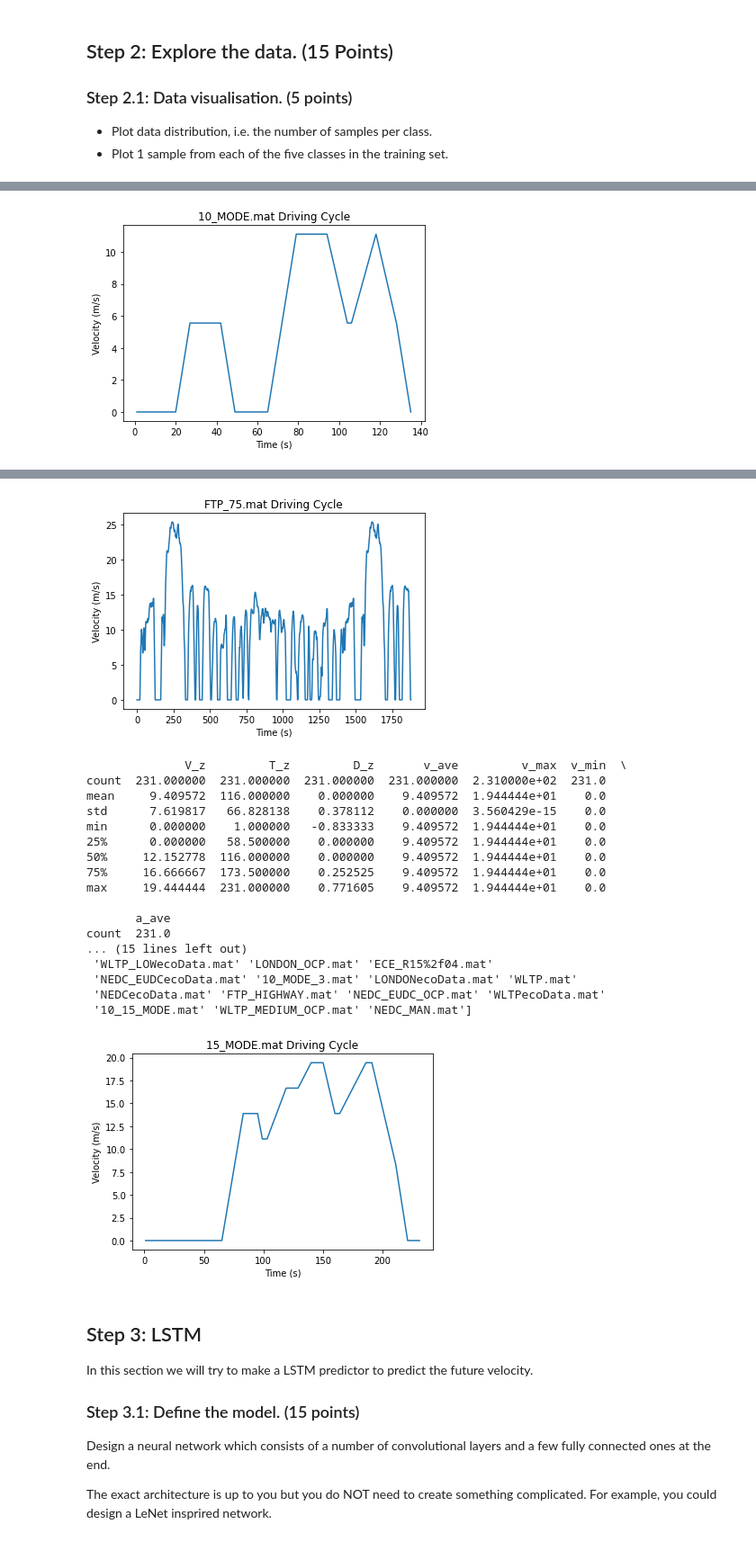
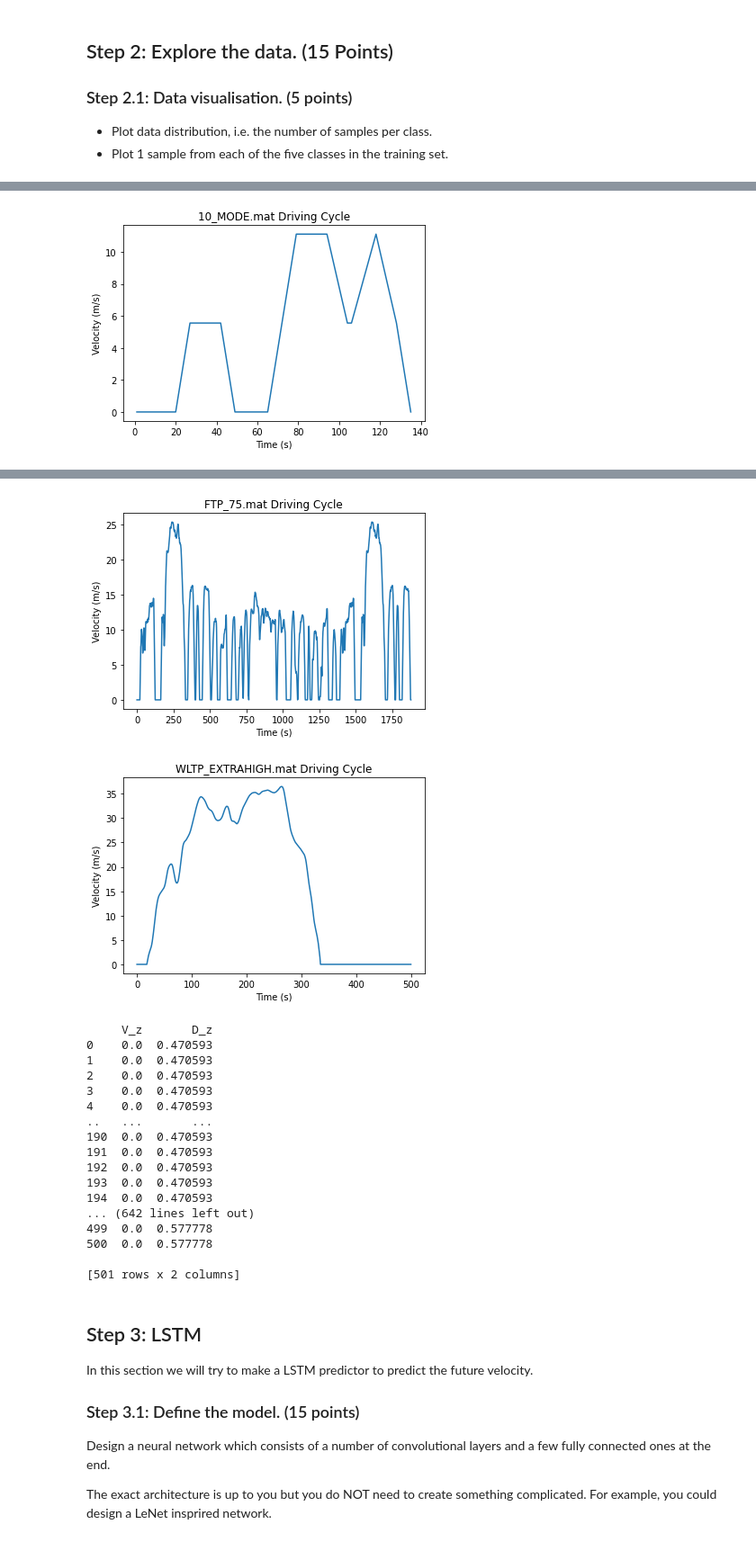
Before and after one commit to tsersiew/fyp_speed_predictor, a Jupyter notebook: LSTM.ipynb, the cells around one changed output, grey strips where cells are left out. Shown at 90% size. Saved outputs shown, nothing was run; the diff lists cells and outputs as text; code cells hidden in the pictures.

```diff
--- a/LSTM.ipynb
+++ b/LSTM.ipynb
@@ -104,7 +87,6 @@ def split_train_test(lendata, percentage=0.8):
 LENDATA = 36 + 6 + 4 + 1 # number of driving cycles = 47
 np.random.seed(42)
 idxs_train, idxs_test = split_train_test(LENDATA,0.8)
-idxs_test = 47 # only 1 test driving cycle for easier visualisation
-idxs_train = 46
+idxs_test = 22 # only 1 test driving cycle for easier visualisation
 p = np.random.permutation(int(LENDATA))
 # %%
@@ -135,8 +120,8 @@ dataset_test = DrivingCyclesDataset(dc_path, idxs_train, idxs_test, train=False)
 
 # Plot samples from the test set
 # Europe NEDC
-sample_data = dataset_train.data[27]
-sample_name = dataset_train.names[27]
+sample_data = dataset_train.data[26]
+sample_name = dataset_train.names[26]
 print(sample_data.describe())
 plt.title(sample_name + " Driving Cycle")
 plt.xlabel("Time (s)")
@@ -145,8 +130,8 @@ plt.plot(sample_data['T_z'], sample_data['V_z'])
 plt.show()
 
 # Europe WLTP
-sample_data = dataset_train.data[38]
-sample_name = dataset_train.names[38]
+sample_data = dataset_train.data[37]
+sample_name = dataset_train.names[37]
 print(sample_data.describe())
 plt.title(sample_name + " Driving Cycle")
 plt.xlabel("Time (s)")
@@ -155,8 +140,8 @@ plt.plot(sample_data['T_z'], sample_data['V_z'])
 plt.show()
 
 # Japan 10 Mode
-sample_data = dataset_train.data[31]
-sample_name = dataset_train.names[31]
+sample_data = dataset_train.data[30]
+sample_name = dataset_train.names[30]
 print(sample_data.describe())
 plt.title(sample_name + " Driving Cycle")
 plt.xlabel("Time (s)")
@@ -177,8 +162,6 @@ plt.show()
 # Plot 1 sample from the test set
 sample_data = dataset_test.data[0]
 sample_name = dataset_test.names[0]
-print(sample_data.describe())
-print(dataset_train.names)
 plt.title(sample_name + " Driving Cycle")
 plt.xlabel("Time (s)")
 plt.ylabel("Velocity (m/s)")
@@ -189,14 +172,20 @@ plt.show()
 scaler = MinMaxScaler(feature_range=(0,1))
 for df in dataset_train:
     df['V_z'] = scaler.fit_transform(df[['V_z']])
+    df['D_z'] = scaler.fit_transform(df[['D_z']])
 for df in dataset_test:
     df['V_z'] = scaler.fit_transform(df[['V_z']])
+    df['D_z'] = scaler.fit_transform(df[['D_z']])
+
+# parameters h and f
+h = 50 # length of historical sequence
+f = 10 # length of forecast sequence
 
 # create training set and test set
-x_train, y_train = create_dataset(dataset_train)
-x_test, y_test = create_dataset(dataset_test)
+x_train, y_train = create_dataset(dataset_train, h, f)
+x_test, y_test = create_dataset(dataset_test, h, f)
 
 # reshaping input to LSTM model
-x_train = np.reshape(x_train, (x_train.shape[0], x_train.shape[1], 1))
-x_test = np.reshape(x_test, (x_test.shape[0], x_test.shape[1], 1))
+x_train = np.reshape(x_train, (x_train.shape[0], x_train.shape[1], 2))
+x_test = np.reshape(x_test, (x_test.shape[0], x_test.shape[1], 2))
 # %% [output]
@@ -282,22 +231,22 @@ max       0.0 -9.463808e-19
 [figure]
+[figure, new version]
-              V_z         T_z         D_z       v_ave         v_max  v_min  \
-count  231.000000  231.000000  231.000000  231.000000  2.310000e+02  231.0
-mean     9.409572  116.000000    0.000000    9.409572  1.944444e+01    0.0
-std      7.619817   66.828138    0.378112    0.000000  3.560429e-15    0.0
-min      0.000000    1.000000   -0.833333    9.409572  1.944444e+01    0.0
-25%      0.000000   58.500000    0.000000    9.409572  1.944444e+01    0.0
-50%     12.152778  116.000000    0.000000    9.409572  1.944444e+01    0.0
-75%     16.666667  173.500000    0.252525    9.409572  1.944444e+01    0.0
-max     19.444444  231.000000    0.771605    9.409572  1.944444e+01    0.0
+     V_z       D_z
+0    0.0  0.470593
+1    0.0  0.470593
+2    0.0  0.470593
+3    0.0  0.470593
+4    0.0  0.470593
+..   ...       ...
+190  0.0  0.470593
+191  0.0  0.470593
+192  0.0  0.470593
+193  0.0  0.470593
+194  0.0  0.470593
+... (642 lines left out)
+499  0.0  0.577778
+500  0.0  0.577778
 
-       a_ave
-count  231.0
-... (15 lines left out)
- 'WLTP_LOWecoData.mat' 'LONDON_OCP.mat' 'ECE_R15%2f04.mat'
- 'NEDC_EUDCecoData.mat' '10_MODE_3.mat' 'LONDONecoData.mat' 'WLTP.mat'
- 'NEDCecoData.mat' 'FTP_HIGHWAY.mat' 'NEDC_EUDC_OCP.mat' 'WLTPecoData.mat'
- '10_15_MODE.mat' 'WLTP_MEDIUM_OCP.mat' 'NEDC_MAN.mat']
+[501 rows x 2 columns]
-[figure, old version]
 # %% [markdown]
 ## Step 3: LSTM
 In this section we will try to make a LSTM predictor to predict the future velocity.
```
Also changed, not shown: parts of 9 cells of this notebook, 5 other files.
